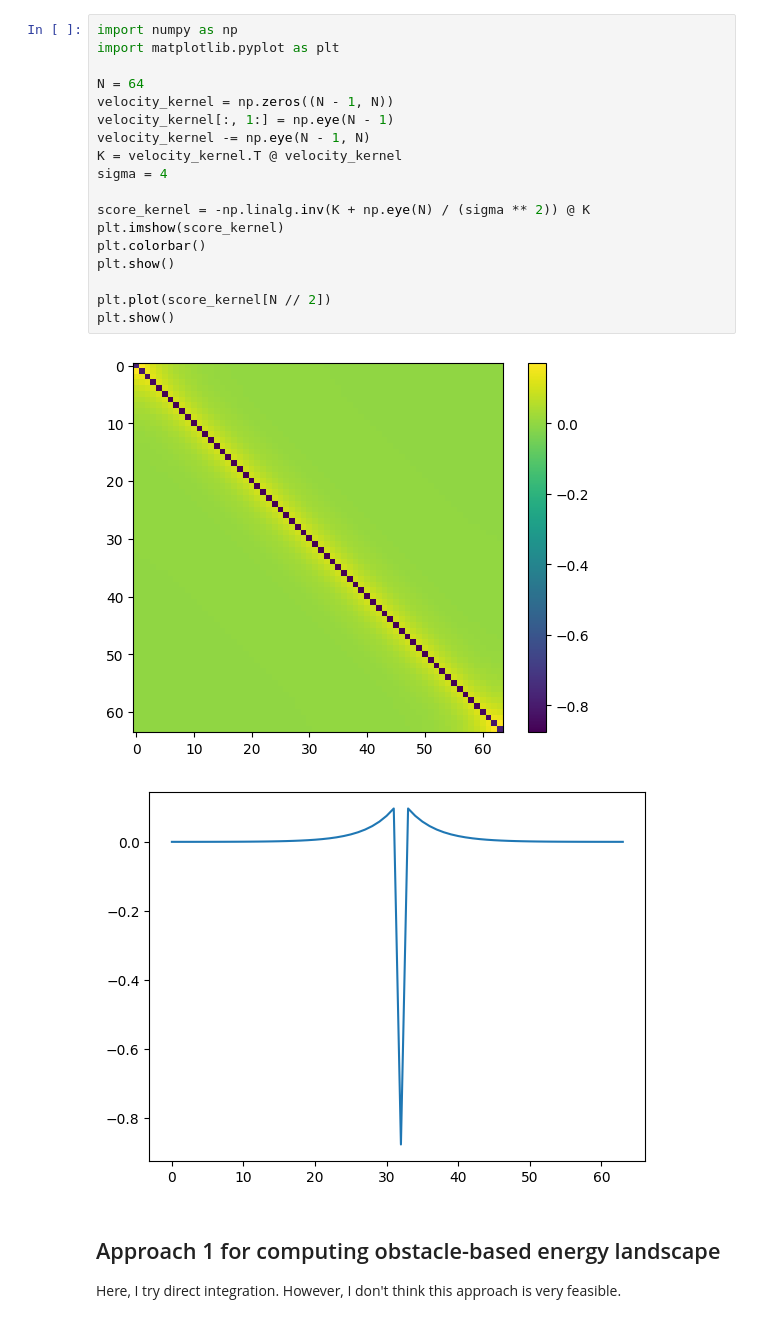
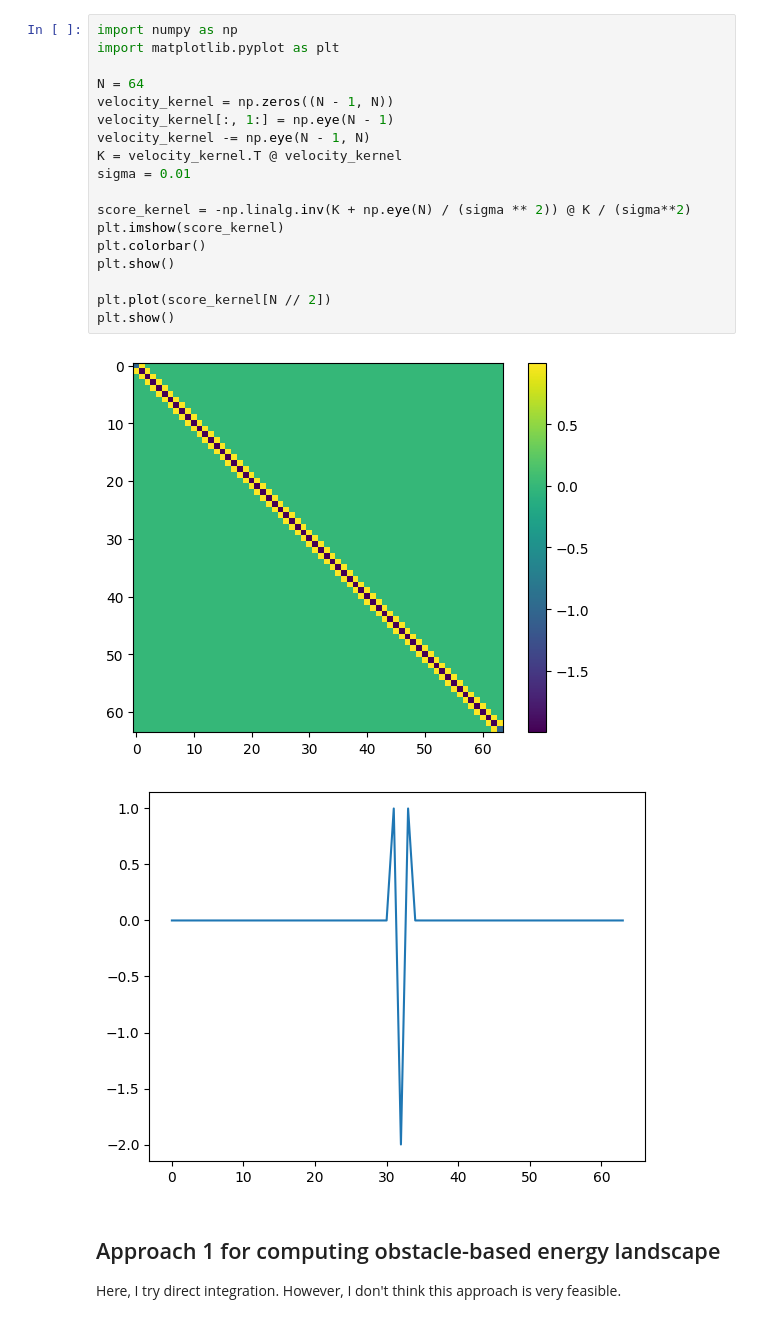
Before and after one commit to myfatemi04/constraint-guidance, a Jupyter notebook: analytical_version/kernels.ipynb, the cells around one changed output. Cells and saved outputs as stored; diff of their text form.

```diff
--- a/analytical_version/kernels.ipynb
+++ b/analytical_version/kernels.ipynb
@@ -1,24 +1,24 @@
 # %%
 import numpy as np
 import matplotlib.pyplot as plt
 
 N = 64
 velocity_kernel = np.zeros((N - 1, N))
 velocity_kernel[:, 1:] = np.eye(N - 1)
 velocity_kernel -= np.eye(N - 1, N)
 K = velocity_kernel.T @ velocity_kernel
-sigma = 4
+sigma = 0.01
 
-score_kernel = -np.linalg.inv(K + np.eye(N) / (sigma ** 2)) @ K
+score_kernel = -np.linalg.inv(K + np.eye(N) / (sigma ** 2)) @ K / (sigma**2)
 plt.imshow(score_kernel)
 plt.colorbar()
 plt.show()
 
 plt.plot(score_kernel[N // 2])
 plt.show()
 # %% [output]
-[figure, old version]
+[figure, new version]
-[figure, old version]
+[figure, new version]
 # %% [markdown]
 ## Approach 1 for computing obstacle-based energy landscape
 
```
Also changed, not shown: parts of 3 cells of this notebook.
